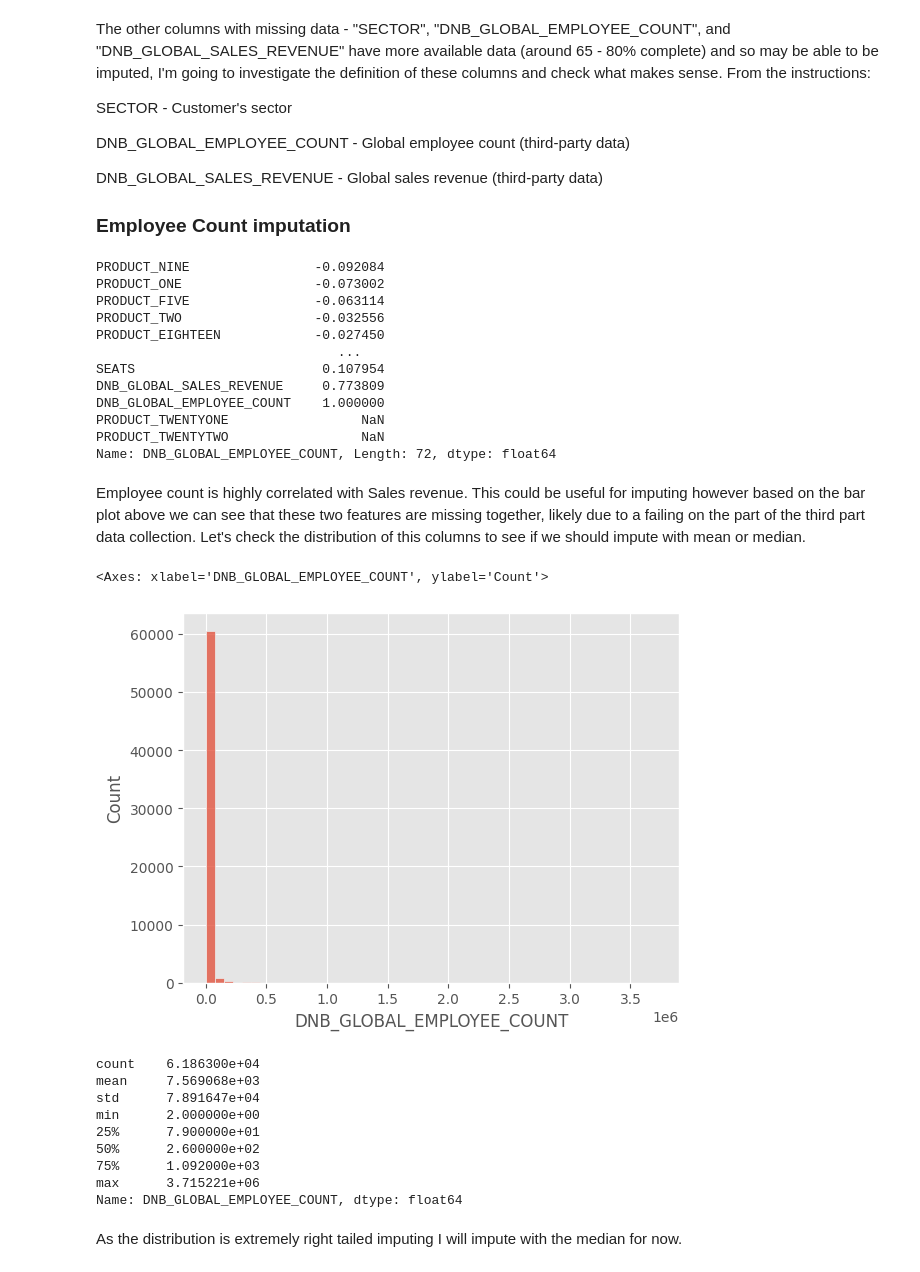
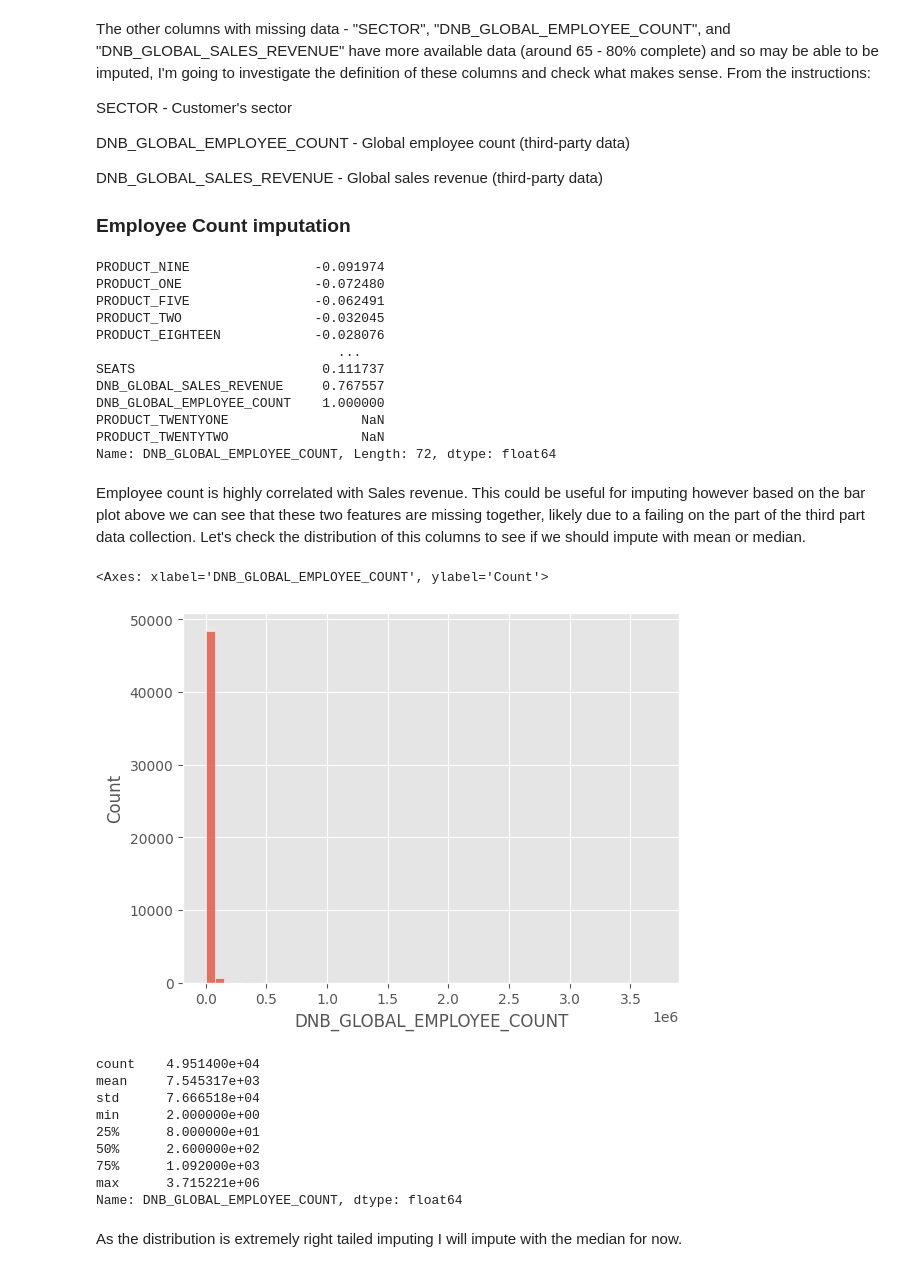
Before and after one commit to jmoro0408/Customer_Churn, a Jupyter notebook: notebooks/2_cleaning.ipynb, the cells around one changed output. Saved outputs shown, nothing was run; the diff lists cells and outputs as text; code cells hidden in the pictures.

```diff
--- a/notebooks/2_cleaning.ipynb
+++ b/notebooks/2_cleaning.ipynb
@@ -27,7 +29,7 @@ perc_pos_prior
 # %%
 X = df.drop('CHURN', axis = 1)
 y = df['CHURN']
-X_train, X_test, y_train, y_test = train_test_split(X, y, test_size=0.2, random_state=42, stratify = y) # 80:20 train:test split
+X_train, X_train_train_train_test, y_train, y_test = train_test_split(X, y, test_size=0.2, random_state=42, stratify = y) # 80:20 train:test split
 # %%
 y_train_unique, y_train_counts = np.unique(y_train, return_counts=True)
 y_test_unique, y_test_counts = np.unique(y_test, return_counts=True)
@@ -101,7 +103,7 @@ msno.bar(X)
 # %% [markdown]
 "SURVEY_AVG_CXI_SCORE", "SURVEY_AVG_NPS_SCORE", and "SURVEY_AVG_CASE_MOOD_SCORE" have very little data, only around 360 - 2500 values for the entire dataset (100,000 points). Due to the severe lack of data here it makes most sense to just drop these columns from the dataset.
 # %%
-X = X.drop(["SURVEY_AVG_CXI_SCORE", "SURVEY_AVG_NPS_SCORE", "SURVEY_AVG_CASE_MOOD_SCORE"], axis = 1)
+X_train = X_train.drop(["SURVEY_AVG_CXI_SCORE", "SURVEY_AVG_NPS_SCORE", "SURVEY_AVG_CASE_MOOD_SCORE"], axis = 1)
 # %% [markdown]
 The other columns with missing data - "SECTOR", "DNB_GLOBAL_EMPLOYEE_COUNT", and "DNB_GLOBAL_SALES_REVENUE" have more available data (around 65 - 80% complete) and so may be able to be imputed, I'm going to investigate the definition of these columns and check what makes sense. From the instructions:
 
@@ -113,16 +115,16 @@ DNB_GLOBAL_SALES_REVENUE - Global sales revenue (third-party data)
 
 ### Employee Count imputation
 # %%
-X.select_dtypes('number').corr()['DNB_GLOBAL_EMPLOYEE_COUNT'].sort_values()
+X_train.select_dtypes('number').corr()['DNB_GLOBAL_EMPLOYEE_COUNT'].sort_values()
 # %% [output]
-PRODUCT_NINE                -0.092084
-PRODUCT_ONE                 -0.073002
-PRODUCT_FIVE                -0.063114
-PRODUCT_TWO                 -0.032556
-PRODUCT_EIGHTEEN            -0.027450
+PRODUCT_NINE                -0.091974
+PRODUCT_ONE                 -0.072480
+PRODUCT_FIVE                -0.062491
+PRODUCT_TWO                 -0.032045
+PRODUCT_EIGHTEEN            -0.028076
                                ...
-SEATS                        0.107954
-DNB_GLOBAL_SALES_REVENUE     0.773809
+SEATS                        0.111737
+DNB_GLOBAL_SALES_REVENUE     0.767557
 DNB_GLOBAL_EMPLOYEE_COUNT    1.000000
 PRODUCT_TWENTYONE                 NaN
 PRODUCT_TWENTYTWO                 NaN
@@ -131,18 +133,18 @@ Name: DNB_GLOBAL_EMPLOYEE_COUNT, Length: 72, dtype: float64
 Employee count is highly correlated with Sales revenue. This could be useful for imputing however based on the bar plot above we can see that these two features are missing together, likely due to a failing on the part of the third part data collection.
 Let's check the distribution of this columns to see if we should impute with mean or median.
 # %%
-sns.histplot(data = X, x = 'DNB_GLOBAL_EMPLOYEE_COUNT', bins = 50)
+sns.histplot(data = X_train, x = 'DNB_GLOBAL_EMPLOYEE_COUNT', bins = 50)
 # %% [output]
 <Axes: xlabel='DNB_GLOBAL_EMPLOYEE_COUNT', ylabel='Count'>
-[figure, old version]
+[figure, new version]
 # %%
-X['DNB_GLOBAL_EMPLOYEE_COUNT'].describe()
+X_train['DNB_GLOBAL_EMPLOYEE_COUNT'].describe()
 # %% [output]
-count    6.186300e+04
-mean     7.569068e+03
-std      7.891647e+04
+count    4.951400e+04
+mean     7.545317e+03
+std      7.666518e+04
 min      2.000000e+00
-25%      7.900000e+01
+25%      8.000000e+01
 50%      2.600000e+02
 75%      1.092000e+03
 max      3.715221e+06
```
Also changed, not shown: parts of 55 cells of this notebook.
